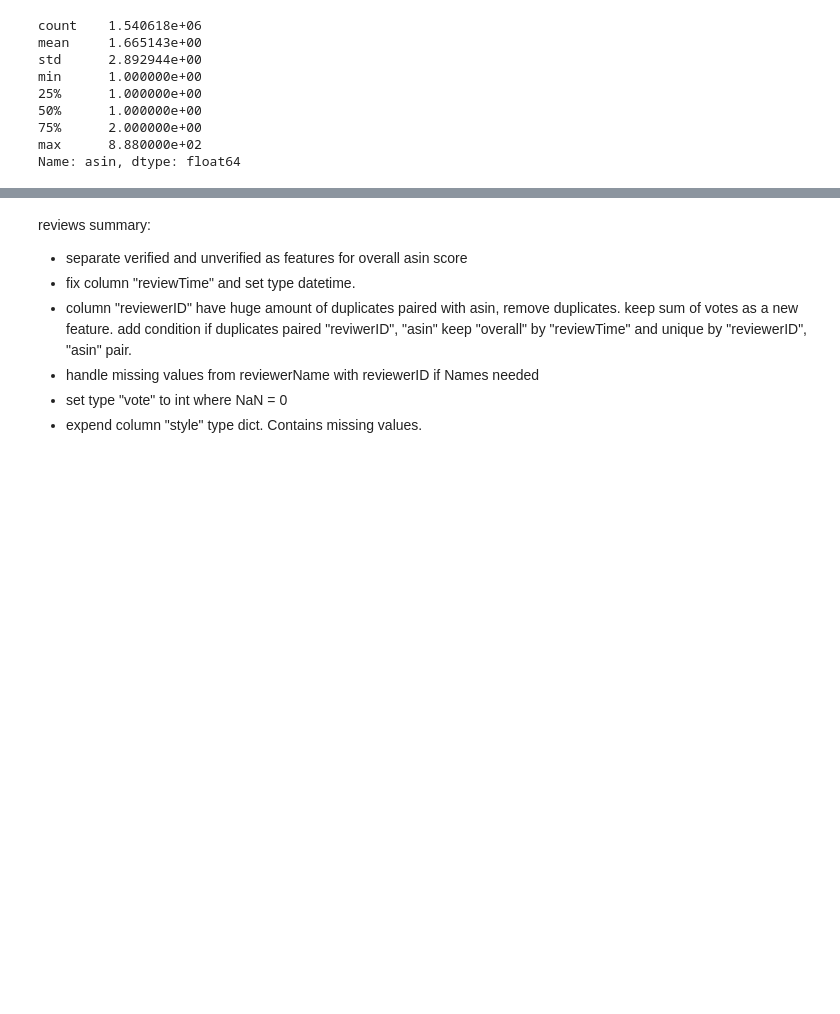
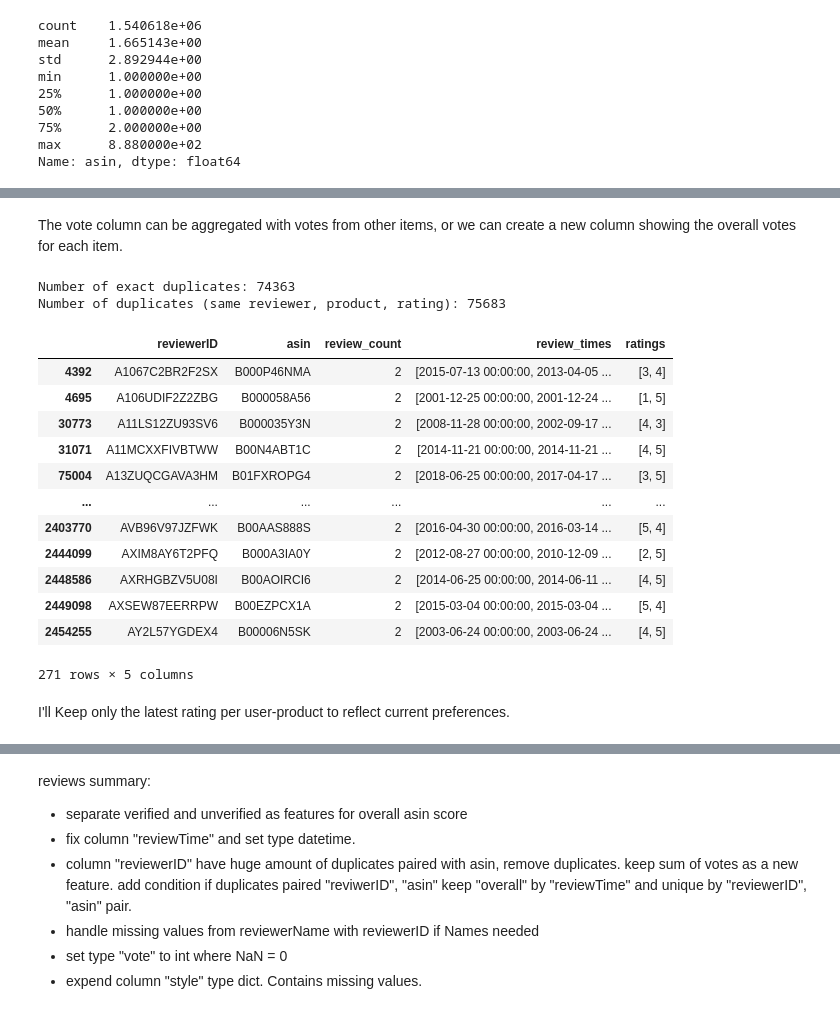
Before and after one commit to themainpie/amazon-games-recommendation-system, a Jupyter notebook: notebooks/EDA.ipynb, the cells around one changed output, grey strips where cells are left out. Cells and saved outputs as stored; diff of their text form; code cells hidden in the pictures; blank space fills up the shorter version.

```diff
--- a/notebooks/EDA.ipynb
+++ b/notebooks/EDA.ipynb
@@ -201,0 +188,39 @@ KeyError: 'Column not found: Size:'
+# %% [markdown]
+The vote column can be aggregated with votes from other items, or we can create a new column showing the overall votes for each item.
+# %%
+exact_duplicates = df.duplicated()
+print(f"Number of exact duplicates: {exact_duplicates.sum()}")
+
+subset_duplicates = df.duplicated(['reviewerID', 'asin', 'overall'])
+print(f"Number of duplicates (same reviewer, product, rating): {subset_duplicates.sum()}")
+# %% [output]
+Number of exact duplicates: 74363
+Number of duplicates (same reviewer, product, rating): 75683
+# %%
+review_counts = df.groupby(['reviewerID', 'asin']).agg(
+    review_count=('reviewTime', 'count'),
+    review_times=('reviewTime', list),
+    ratings=('overall', list)
+).reset_index()
+
+multiple_reviews = review_counts[review_counts['review_count'] > 1]
+
+different_ratings = multiple_reviews[multiple_reviews['ratings'].apply(lambda x: len(set(x)) > 1)]
+
+different_ratings
+# %% [output]
+|  | reviewerID | asin | review_count | review_times | ratings |
+| 4392 | A1067C2BR2F2SX | B000P46NMA | 2 | [2015-07-13 00:00:00, 2013-04-05 ... | [3, 4] |
+| 4695 | A106UDIF2Z2ZBG | B000058A56 | 2 | [2001-12-25 00:00:00, 2001-12-24 ... | [1, 5] |
+| 30773 | A11LS12ZU93SV6 | B000035Y3N | 2 | [2008-11-28 00:00:00, 2002-09-17 ... | [4, 3] |
+| 31071 | A11MCXXFIVBTWW | B00N4ABT1C | 2 | [2014-11-21 00:00:00, 2014-11-21 ... | [4, 5] |
+| 75004 | A13ZUQCGAVA3HM | B01FXROPG4 | 2 | [2018-06-25 00:00:00, 2017-04-17 ... | [3, 5] |
+| ... | ... | ... | ... | ... | ... |
+| 2403770 | AVB96V97JZFWK | B00AAS888S | 2 | [2016-04-30 00:00:00, 2016-03-14 ... | [5, 4] |
+| 2444099 | AXIM8AY6T2PFQ | B000A3IA0Y | 2 | [2012-08-27 00:00:00, 2010-12-09 ... | [2, 5] |
+| 2448586 | AXRHGBZV5U08I | B00AOIRCI6 | 2 | [2014-06-25 00:00:00, 2014-06-11 ... | [4, 5] |
+| 2449098 | AXSEW87EERRPW | B00EZPCX1A | 2 | [2015-03-04 00:00:00, 2015-03-04 ... | [5, 4] |
+| 2454255 | AY2L57YGDEX4 | B00006N5SK | 2 | [2003-06-24 00:00:00, 2003-06-24 ... | [4, 5] |
+271 rows × 5 columns
+# %% [markdown]
+I'll Keep only the latest rating per user-product to reflect current preferences.
```
Also changed, not shown: parts of 39 cells of this notebook, 1 other file.
